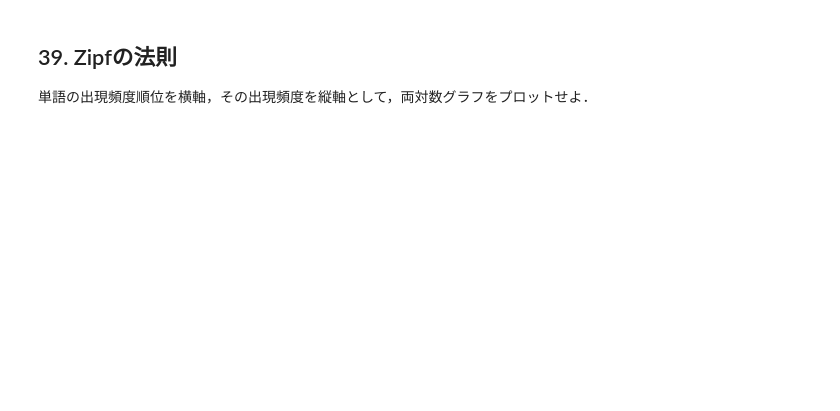
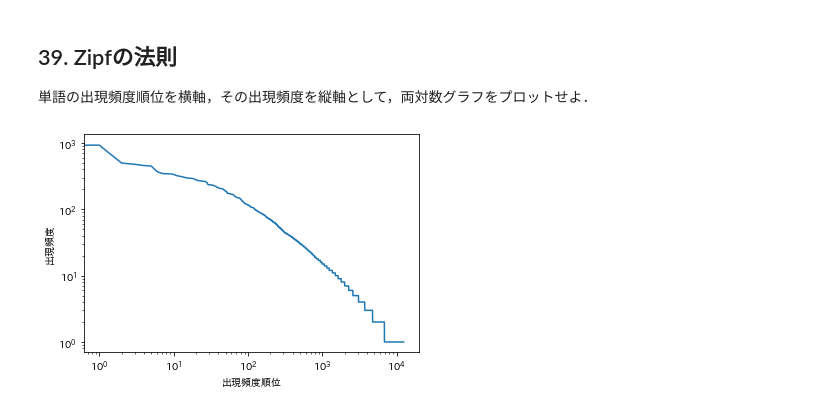
Before and after one commit to tstomoki/nlp100, a Jupyter notebook: 第4章 形態素解析/第4章 形態素解析.ipynb, the cells around one changed output. Cells and saved outputs as stored; diff of their text form; code cells hidden in the pictures; blank space fills up the shorter version.

```diff
--- a/第4章 形態素解析/第4章 形態素解析.ipynb
+++ b/第4章 形態素解析/第4章 形態素解析.ipynb
@@ -114,3 +318,15 @@ result_list
 # %% [markdown]
 ## 39. Zipfの法則
 単語の出現頻度順位を横軸，その出現頻度を縦軸として，両対数グラフをプロットせよ．
+# %%
+zipf_df = count_df.sort_values(by='count', ascending=False).reset_index()
+x = zipf_df.index.values
+y = zipf_df['count'].values
+plt.plot(x, y)
+plt.xscale('log')
+plt.yscale('log')
+plt.xlabel('出現頻度順位')
+plt.ylabel('出現頻度')
+plt.show()
+# %% [output]
+[figure, added]
```
Also changed, not shown: parts of 10 cells of this notebook.
